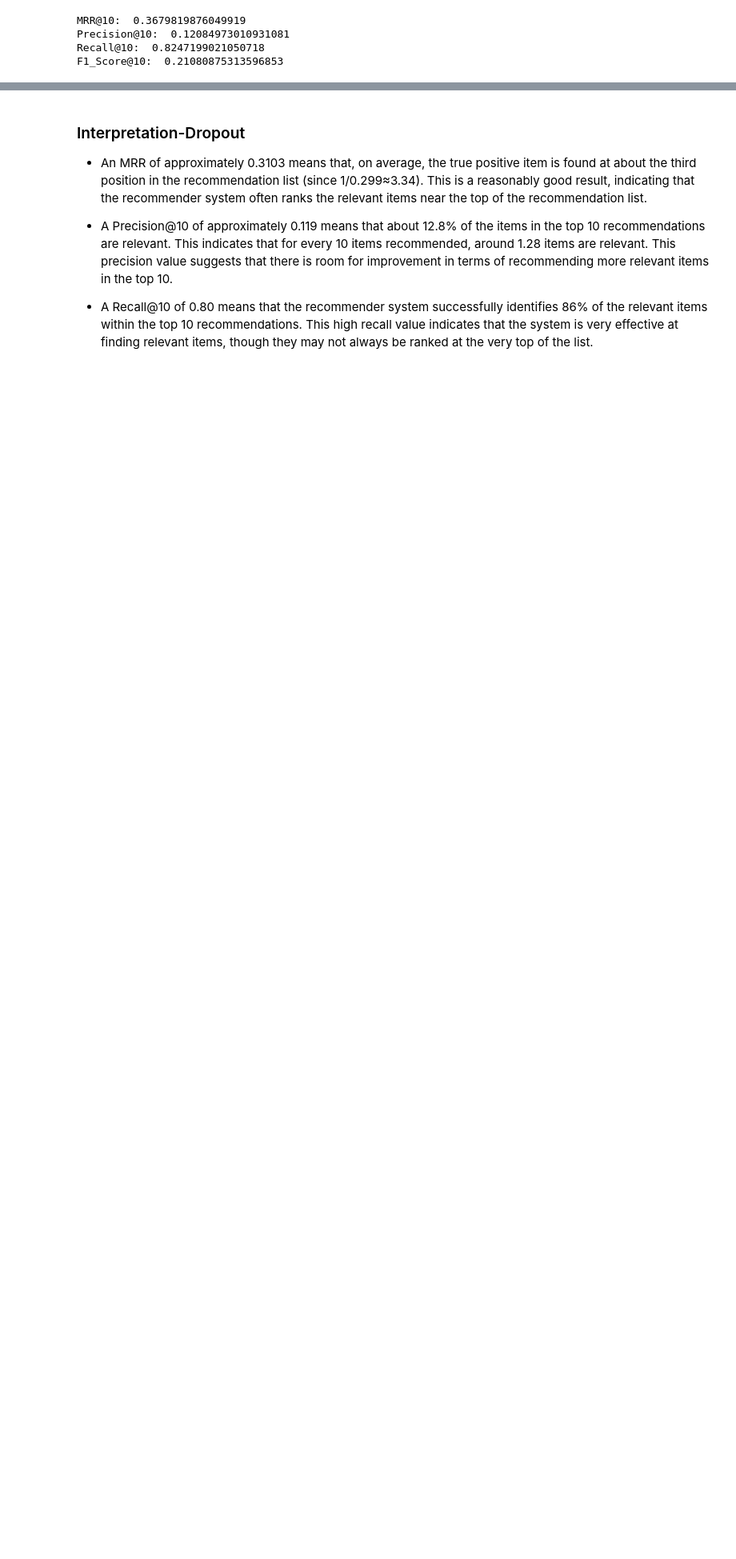
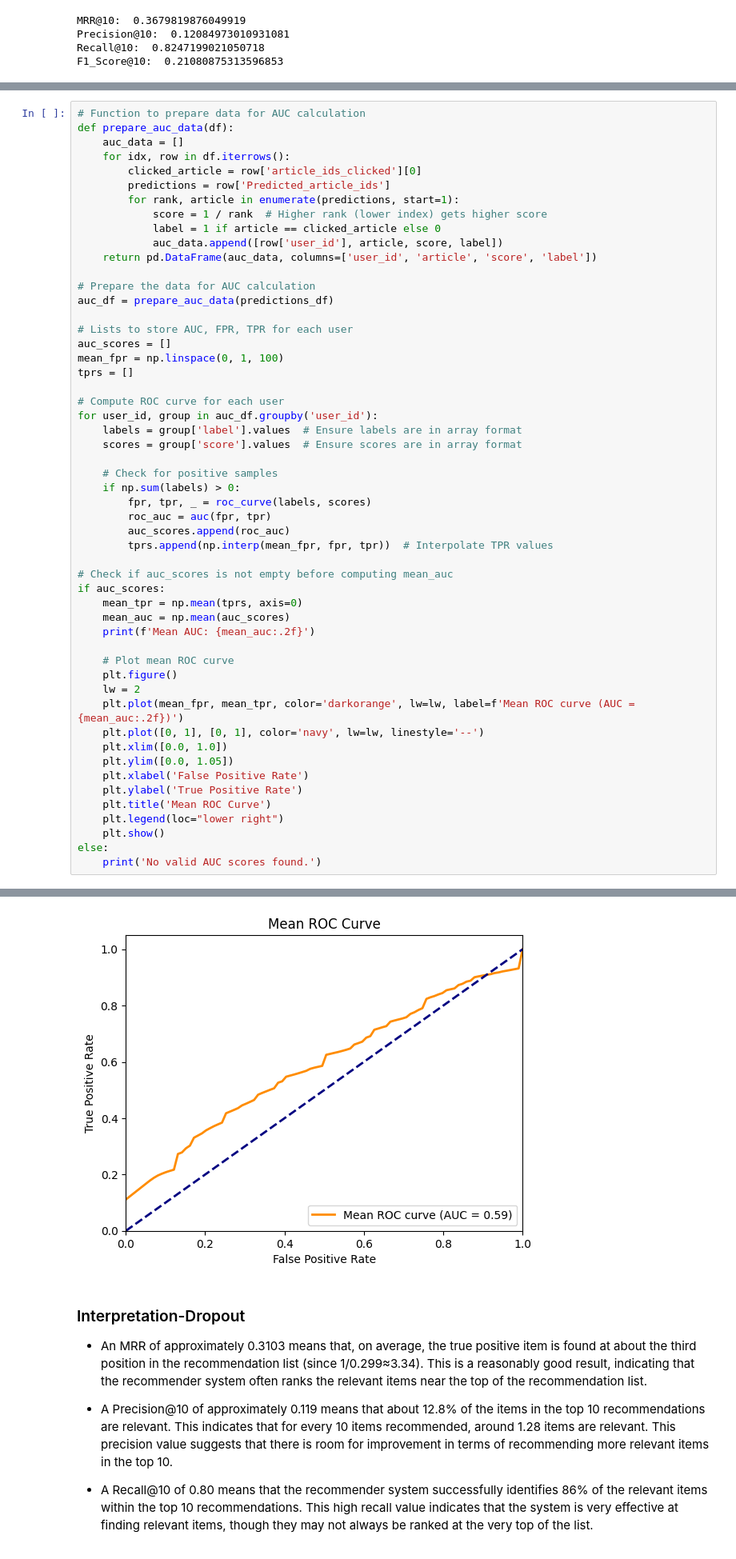
Before and after one commit to akisgazepidis/Recommendation_System_RecSys_Challenge_2024, a Jupyter notebook: 9. RS_Evaluation.ipynb, the cells around one changed output, grey strips where cells are left out. Shown at 80% size. Drawn from its saved outputs; the diff is of its cells as text; blank space fills up the shorter version.

Commit message:
Add auc score and roc curve for each user

```diff
--- a/9. RS_Evaluation.ipynb
+++ b/9. RS_Evaluation.ipynb
@@ -151,3 +151,57 @@ plt.legend(loc="lower right")
 plt.show()
 # %% [output]
 [figure]
+# %%
+# Function to prepare data for AUC calculation
+def prepare_auc_data(df):
+    auc_data = []
+    for idx, row in df.iterrows():
+        clicked_article = row['article_ids_clicked'][0]
+        predictions = row['Predicted_article_ids']
+        for rank, article in enumerate(predictions, start=1):
+            score = 1 / rank  # Higher rank (lower index) gets higher score
+            label = 1 if article == clicked_article else 0
+            auc_data.append([row['user_id'], article, score, label])
+    return pd.DataFrame(auc_data, columns=['user_id', 'article', 'score', 'label'])
+
+# Prepare the data for AUC calculation
+auc_df = prepare_auc_data(predictions_df)
+
+# Lists to store AUC, FPR, TPR for each user
+auc_scores = []
+mean_fpr = np.linspace(0, 1, 100)
+tprs = []
+
+# Compute ROC curve for each user
+for user_id, group in auc_df.groupby('user_id'):
+    labels = group['label'].values  # Ensure labels are in array format
+    scores = group['score'].values  # Ensure scores are in array format
+
+    # Check for positive samples
+    if np.sum(labels) > 0:
+        fpr, tpr, _ = roc_curve(labels, scores)
+        roc_auc = auc(fpr, tpr)
+        auc_scores.append(roc_auc)
+        tprs.append(np.interp(mean_fpr, fpr, tpr))  # Interpolate TPR values
+
+# Check if auc_scores is not empty before computing mean_auc
+if auc_scores:
+    mean_tpr = np.mean(tprs, axis=0)
+    mean_auc = np.mean(auc_scores)
+    print(f'Mean AUC: {mean_auc:.2f}')
+
+    # Plot mean ROC curve
+    plt.figure()
+    lw = 2
+    plt.plot(mean_fpr, mean_tpr, color='darkorange', lw=lw, label=f'Mean ROC curve (AUC = {mean_auc:.2f})')
+    plt.plot([0, 1], [0, 1], color='navy', lw=lw, linestyle='--')
+    plt.xlim([0.0, 1.0])
+    plt.ylim([0.0, 1.05])
+    plt.xlabel('False Positive Rate')
+    plt.ylabel('True Positive Rate')
+    plt.title('Mean ROC Curve')
+    plt.legend(loc="lower right")
+    plt.show()
+else:
+    print('No valid AUC scores found.')
+# %% [output]
@@ -154,3 +209,4 @@ plt.show()
+[figure, added]
 # %% [markdown]
 ### Interpretation-Dropout
 
```
Also changed, not shown: parts of 1 cell of this notebook.
